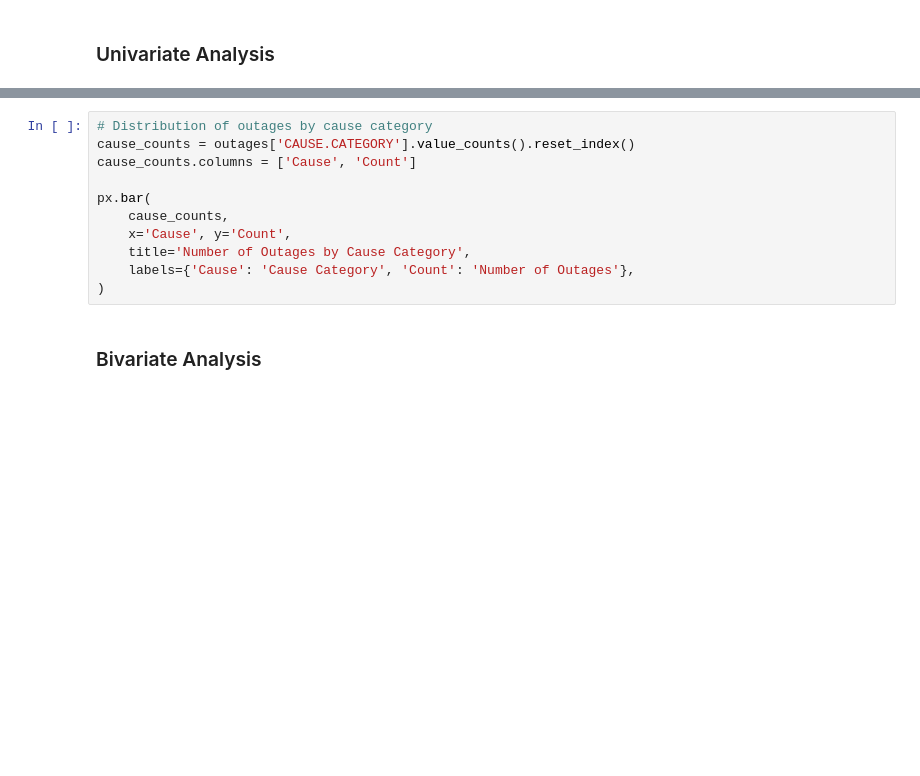
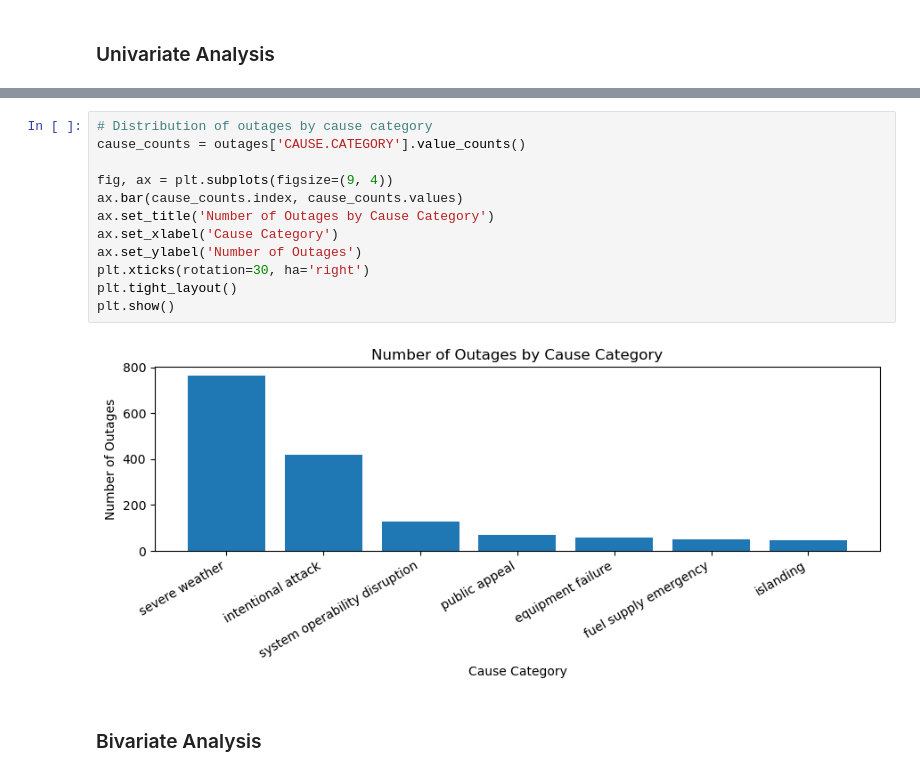
Before and after one commit to hannahtrn/power-outages-analysis, a Jupyter notebook: template.ipynb, the cells around one changed output, grey strips where cells are left out. Saved outputs shown, nothing was run; the diff lists cells and outputs as text; blank space fills up the shorter version.

```diff
--- a/template.ipynb
+++ b/template.ipynb
@@ -152,14 +153,17 @@ px.histogram(
 # %%
 # Distribution of outages by cause category
-cause_counts = outages['CAUSE.CATEGORY'].value_counts().reset_index()
-cause_counts.columns = ['Cause', 'Count']
+cause_counts = outages['CAUSE.CATEGORY'].value_counts()
 
-px.bar(
-    cause_counts,
-    x='Cause', y='Count',
-    title='Number of Outages by Cause Category',
-    labels={'Cause': 'Cause Category', 'Count': 'Number of Outages'},
-)
+fig, ax = plt.subplots(figsize=(9, 4))
+ax.bar(cause_counts.index, cause_counts.values)
+ax.set_title('Number of Outages by Cause Category')
+ax.set_xlabel('Cause Category')
+ax.set_ylabel('Number of Outages')
+plt.xticks(rotation=30, ha='right')
+plt.tight_layout()
+plt.show()
+# %% [output]
+[figure, added]
 # %% [markdown]
 ### Bivariate Analysis
 # %%
```
Also changed, not shown: parts of 19 cells of this notebook.
